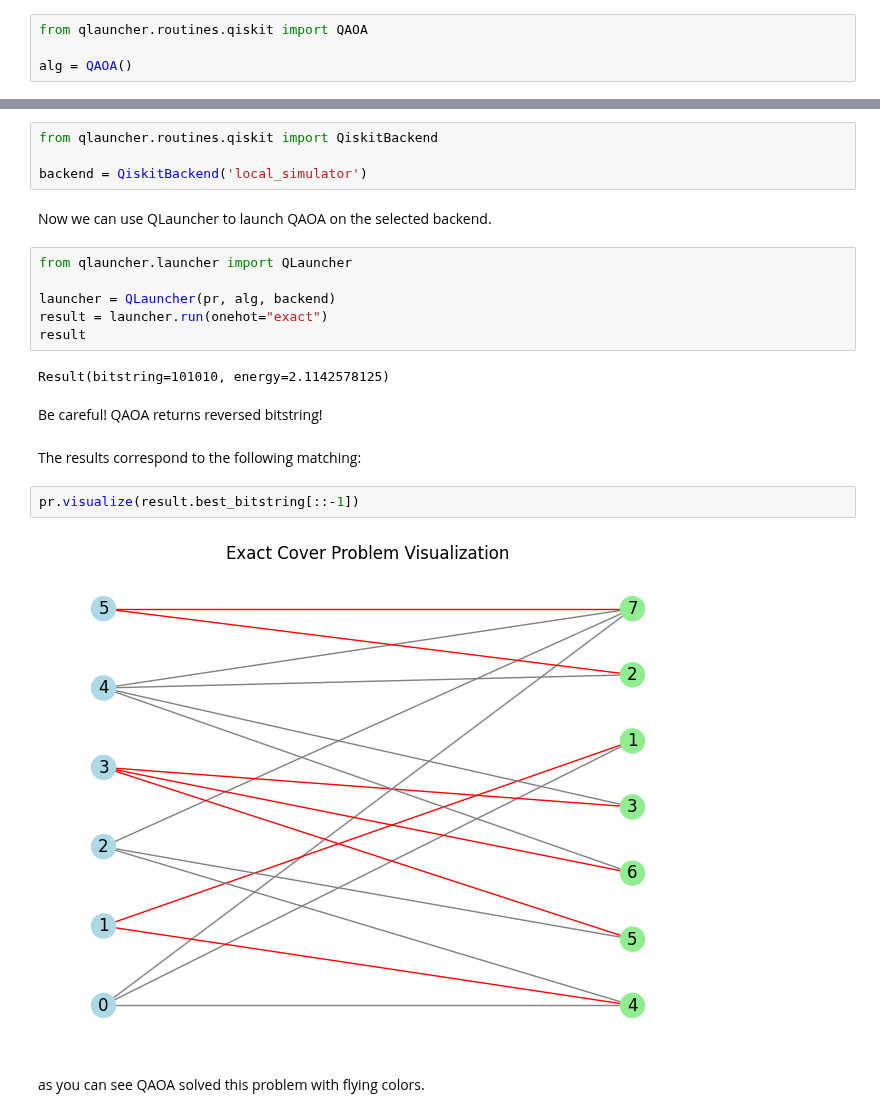
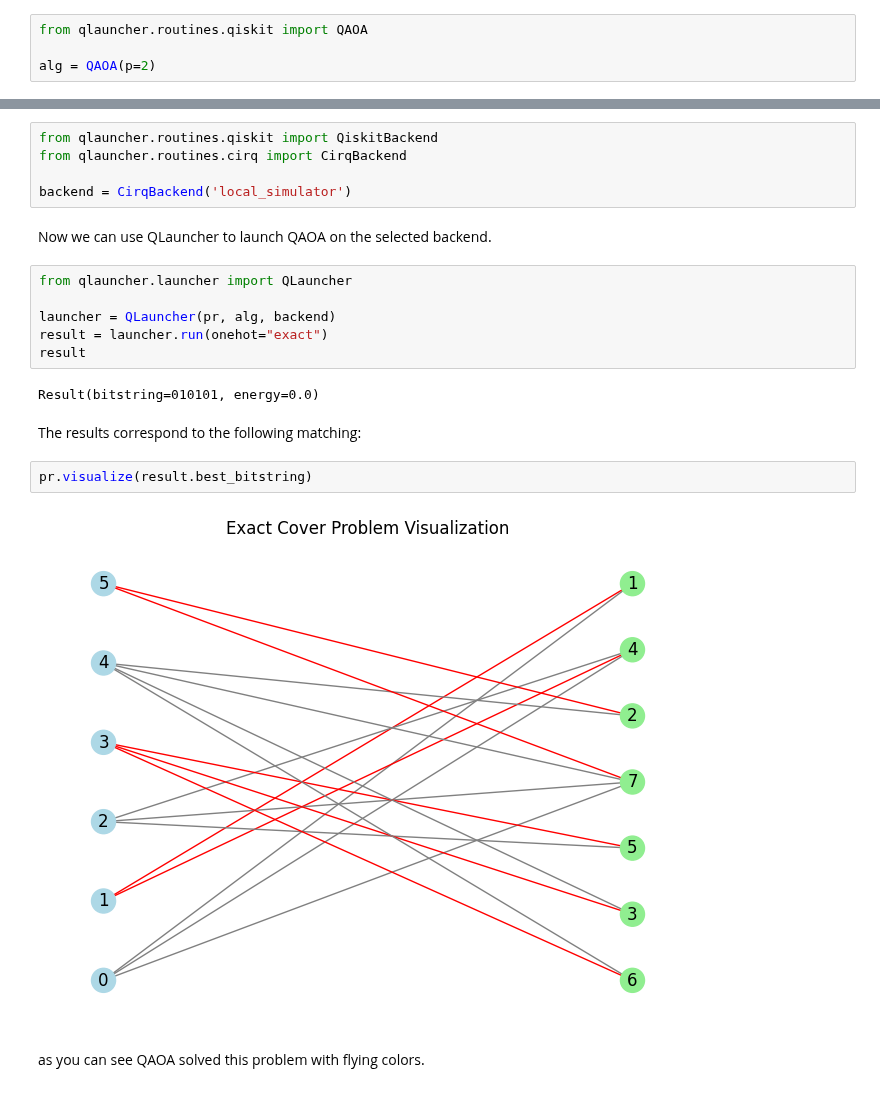
Before and after one commit to PCSS-Quantum/QLauncher, a Jupyter notebook: examples/Qiskit.ipynb, the cells around one changed output, grey strips where cells are left out. Drawn from its saved outputs; the diff is of its cells as text.

```diff
--- a/examples/Qiskit.ipynb
+++ b/examples/Qiskit.ipynb
@@ -18,13 +18,14 @@ Algorithm we're going to use is Quantum Approximate Optimization Algorithm (QAOA
 # %%
 from qlauncher.routines.qiskit import QAOA
 
-alg = QAOA()
+alg = QAOA(p=2)
 # %% [markdown]
 Now we need to define the backend our algorithm will run on, you can use a local simulator or a real quantum computer if you have access to one, for now let's stick to the simulator.
 # %%
 from qlauncher.routines.qiskit import QiskitBackend
+from qlauncher.routines.cirq import CirqBackend
 
-backend = QiskitBackend('local_simulator')
+backend = CirqBackend('local_simulator')
 # %% [markdown]
 Now we can use QLauncher to launch QAOA on the selected backend.
 # %%
@@ -34,15 +35,13 @@ launcher = QLauncher(pr, alg, backend)
 result = launcher.run(onehot="exact")
 result
 # %% [output]
-Result(bitstring=101010, energy=2.1142578125)
+Result(bitstring=010101, energy=0.0)
-# %% [markdown]
-Be careful! QAOA returns reversed bitstring!
 # %% [markdown]
 The results correspond to the following matching:
 # %%
-pr.visualize(result.best_bitstring[::-1])
+pr.visualize(result.best_bitstring)
 # %% [output]
-[figure, old version]
+[figure, new version]
 # %% [markdown]
 as you can see QAOA solved this problem with flying colors.
 # %% [markdown]
```
Also changed, not shown: parts of 1 cell of this notebook, 1 other file.
